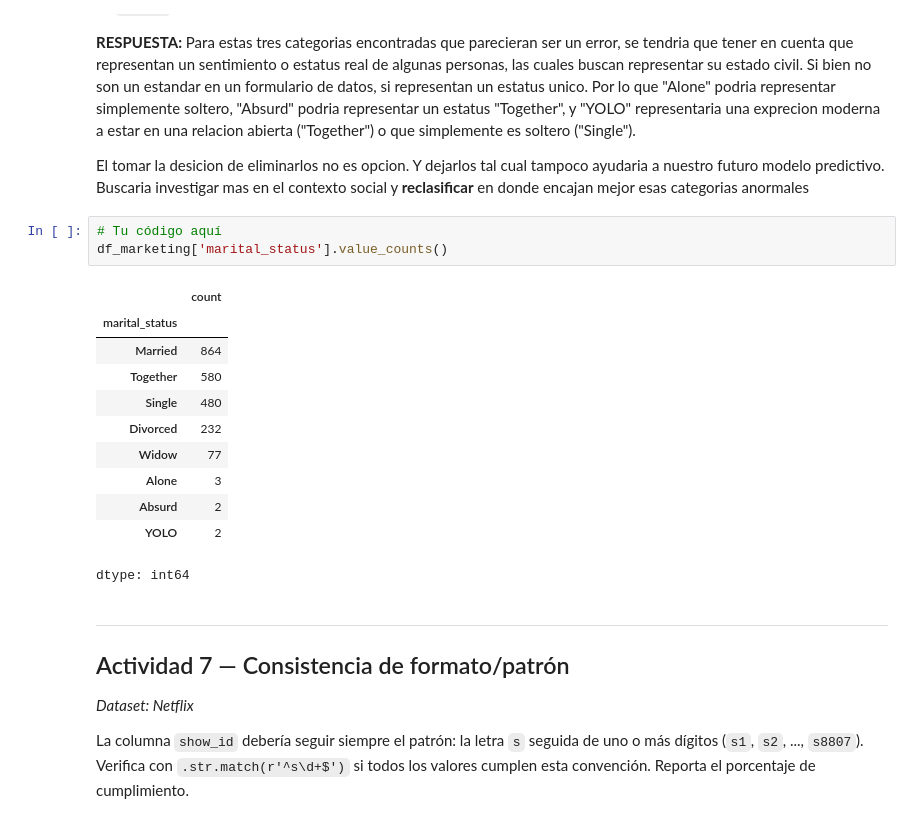
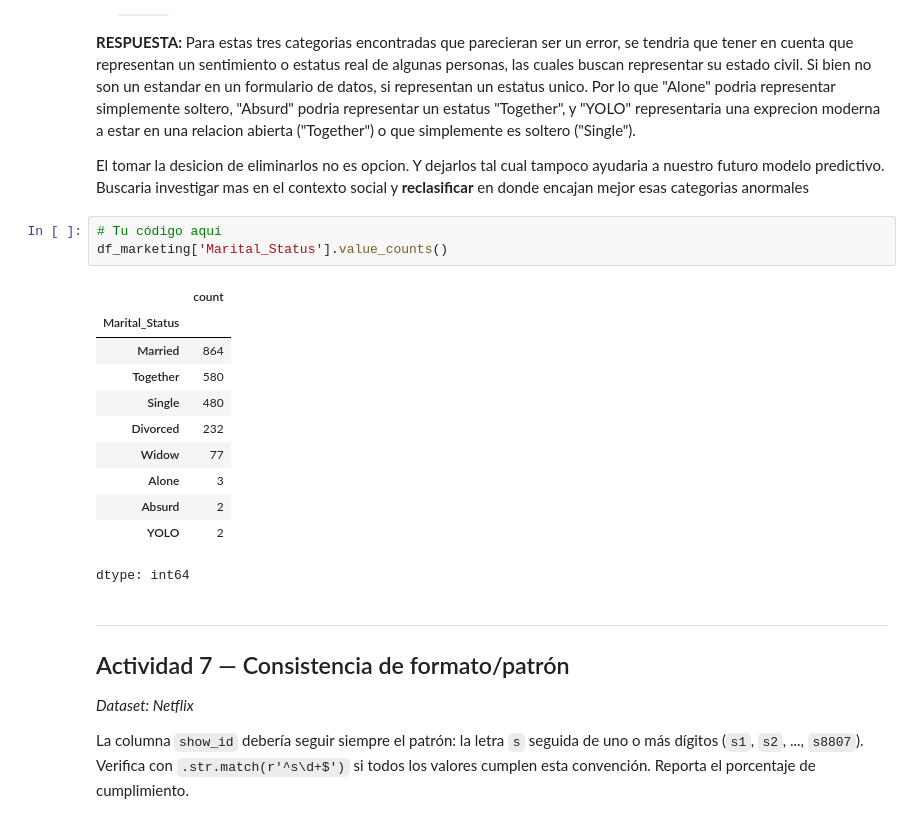
Before and after one commit to AM0ya/Clase_Programacion, a Jupyter notebook: Sesion10_Data_Profiling_Entregable_MATRICULA.ipynb, the cells around one changed output. Cells and saved outputs as stored; diff of their text form.

```diff
--- a/Sesion10_Data_Profiling_Entregable_MATRICULA.ipynb
+++ b/Sesion10_Data_Profiling_Entregable_MATRICULA.ipynb
@@ -206,10 +203,10 @@ El tomar la desicion de eliminarlos no es opcion. Y dejarlos tal cual tampoco ay
 Buscaria investigar mas en el contexto social y **reclasificar** en donde encajan mejor esas categorias anormales
 # %%
 # Tu código aquí
-df_marketing['marital_status'].value_counts()
+df_marketing['Marital_Status'].value_counts()
 # %% [output]
 |  | count |
-| marital_status |  |
+| Marital_Status |  |
 | Married | 864 |
 | Together | 580 |
 | Single | 480 |
```
Also changed, not shown: parts of 9 cells of this notebook.
